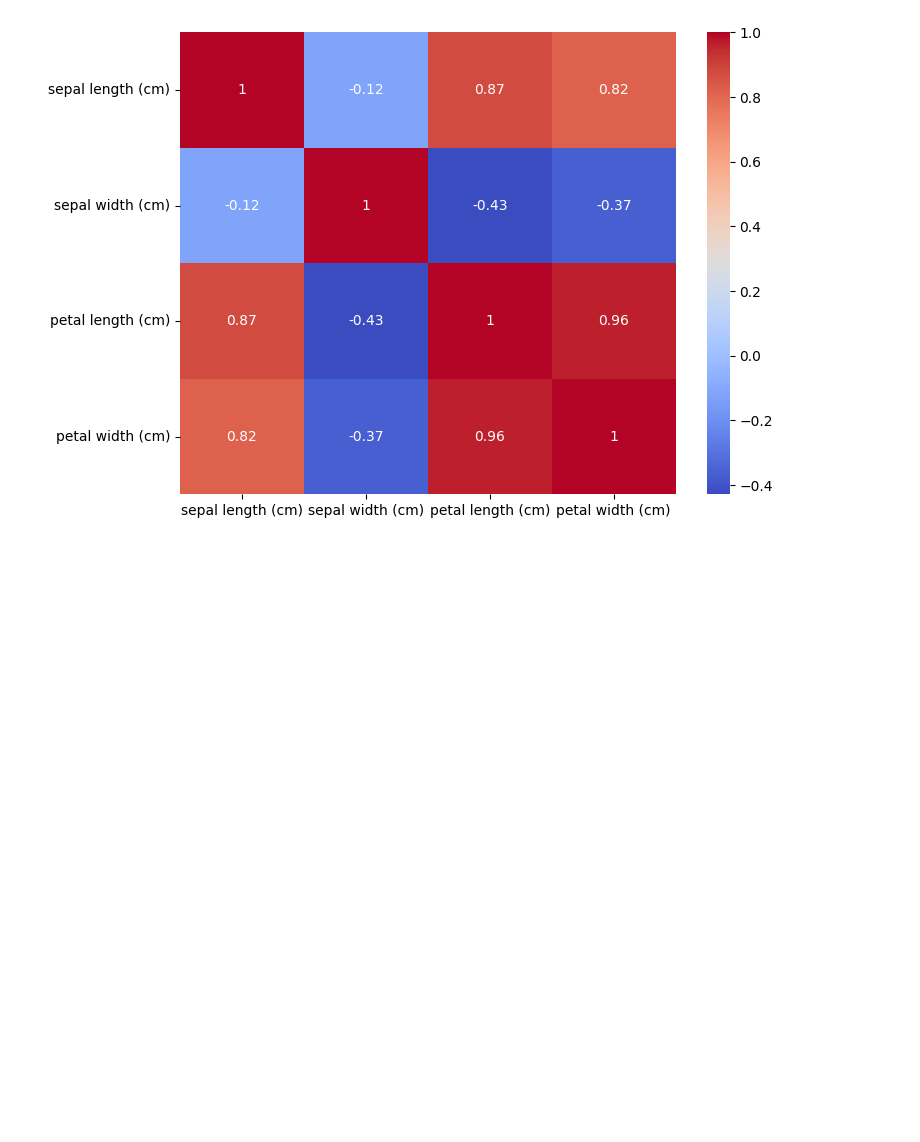
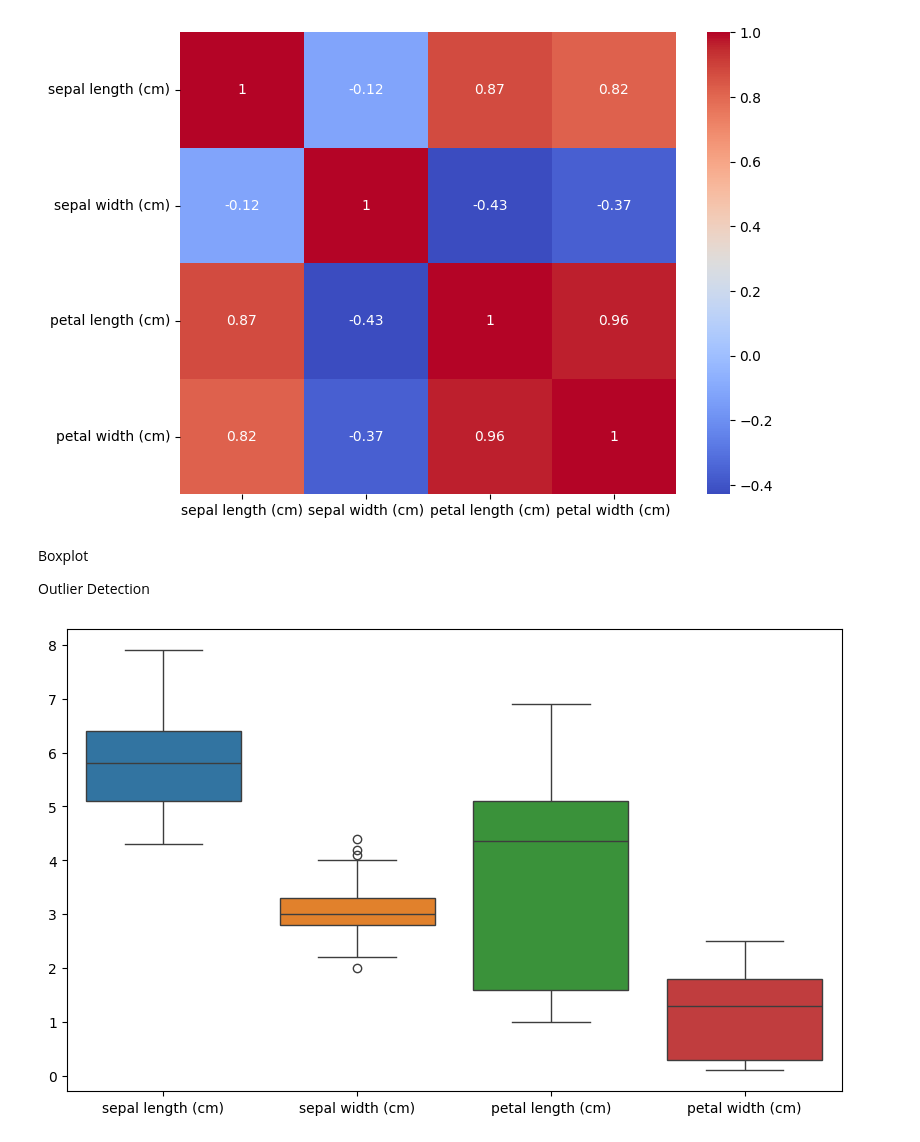
Before and after one commit to Raul-Akhuli/EDA, a Jupyter notebook: IRIS DATASET/code.ipynb, the cells around one changed output. Cells and saved outputs as stored; diff of their text form; code cells hidden in the pictures; blank space fills up the shorter version.

```diff
--- a/IRIS DATASET/code.ipynb
+++ b/IRIS DATASET/code.ipynb
@@ -116,2 +120,12 @@ plt.show()                                                   # coolwarm is a col
 # %% [output]
 [figure]
+# %% [markdown]
+Boxplot
+
+Outlier Detection
+# %%
+plt.figure(figsize=(10,6))
+sns.boxplot(data=df)         # seaborn
+plt.show()
+# %% [output]
+[figure, added]
```
Also changed, not shown: parts of 21 cells of this notebook.
